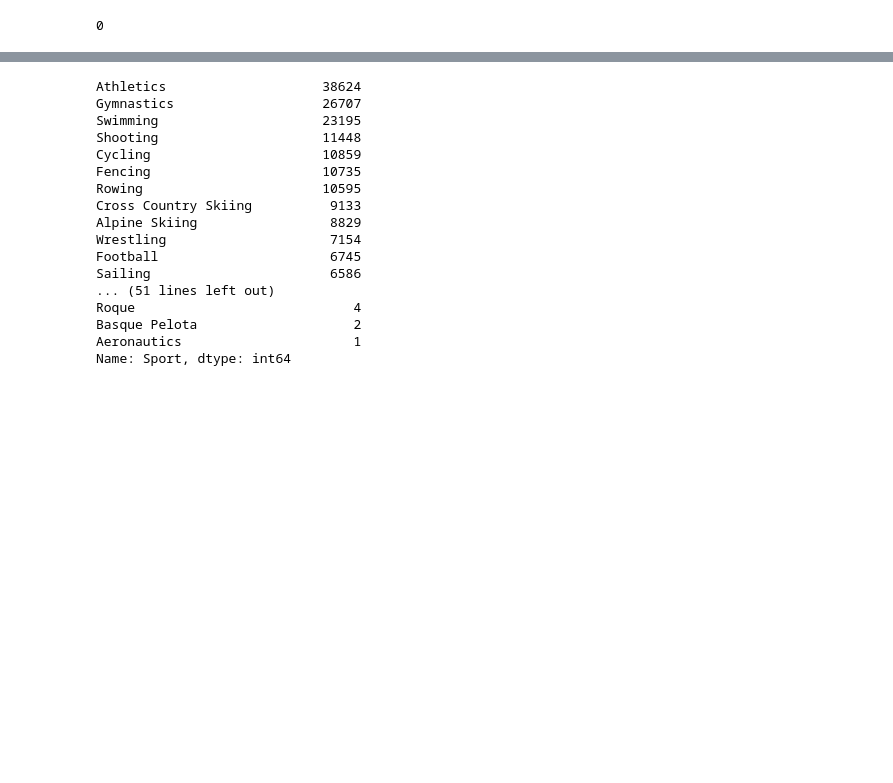
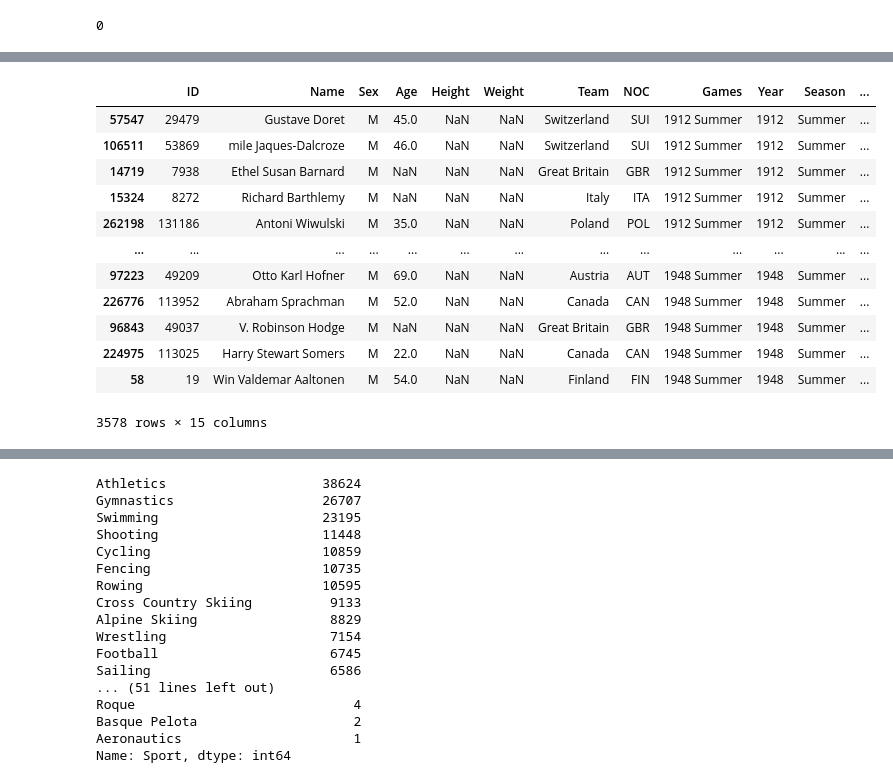
Before and after one commit to bloominstituteoftechnology/DS-Unit-2-Applied-Modeling, a Jupyter notebook: module1-define-ml-problems/LS_DS_231_assignment_AMY_BEISEL.ipynb, the cells around one changed output, grey strips where cells are left out. Saved outputs shown, nothing was run; the diff lists cells and outputs as text; code cells hidden in the pictures; blank space fills up the shorter version.

```diff
--- a/module1-define-ml-problems/LS_DS_231_assignment_AMY_BEISEL.ipynb
+++ b/module1-define-ml-problems/LS_DS_231_assignment_AMY_BEISEL.ipynb
@@ -61,0 +105,16 @@ df['Sport'].isnull().sum()
+# %%
+df[df['Sport']=='Art Competitions'].sort_values(by = 'Year')
+# %% [output]
+|  | ID | Name | Sex | Age | Height | Weight | Team | NOC | Games | Year | Season | ... |
+| 57547 | 29479 | Gustave Doret | M | 45.0 | NaN | NaN | Switzerland | SUI | 1912 Summer | 1912 | Summer | ... |
+| 106511 | 53869 | mile Jaques-Dalcroze | M | 46.0 | NaN | NaN | Switzerland | SUI | 1912 Summer | 1912 | Summer | ... |
+| 14719 | 7938 | Ethel Susan Barnard | M | NaN | NaN | NaN | Great Britain | GBR | 1912 Summer | 1912 | Summer | ... |
+| 15324 | 8272 | Richard Barthlemy | M | NaN | NaN | NaN | Italy | ITA | 1912 Summer | 1912 | Summer | ... |
+| 262198 | 131186 | Antoni Wiwulski | M | 35.0 | NaN | NaN | Poland | POL | 1912 Summer | 1912 | Summer | ... |
+| ... | ... | ... | ... | ... | ... | ... | ... | ... | ... | ... | ... | ... |
+| 97223 | 49209 | Otto Karl Hofner | M | 69.0 | NaN | NaN | Austria | AUT | 1948 Summer | 1948 | Summer | ... |
+| 226776 | 113952 | Abraham Sprachman | M | 52.0 | NaN | NaN | Canada | CAN | 1948 Summer | 1948 | Summer | ... |
+| 96843 | 49037 | V. Robinson Hodge | M | NaN | NaN | NaN | Great Britain | GBR | 1948 Summer | 1948 | Summer | ... |
+| 224975 | 113025 | Harry Stewart Somers | M | 22.0 | NaN | NaN | Canada | CAN | 1948 Summer | 1948 | Summer | ... |
+| 58 | 19 | Win Valdemar Aaltonen | M | 54.0 | NaN | NaN | Finland | FIN | 1948 Summer | 1948 | Summer | ... |
+3578 rows × 15 columns
```
Also changed, not shown: parts of 65 cells of this notebook.
